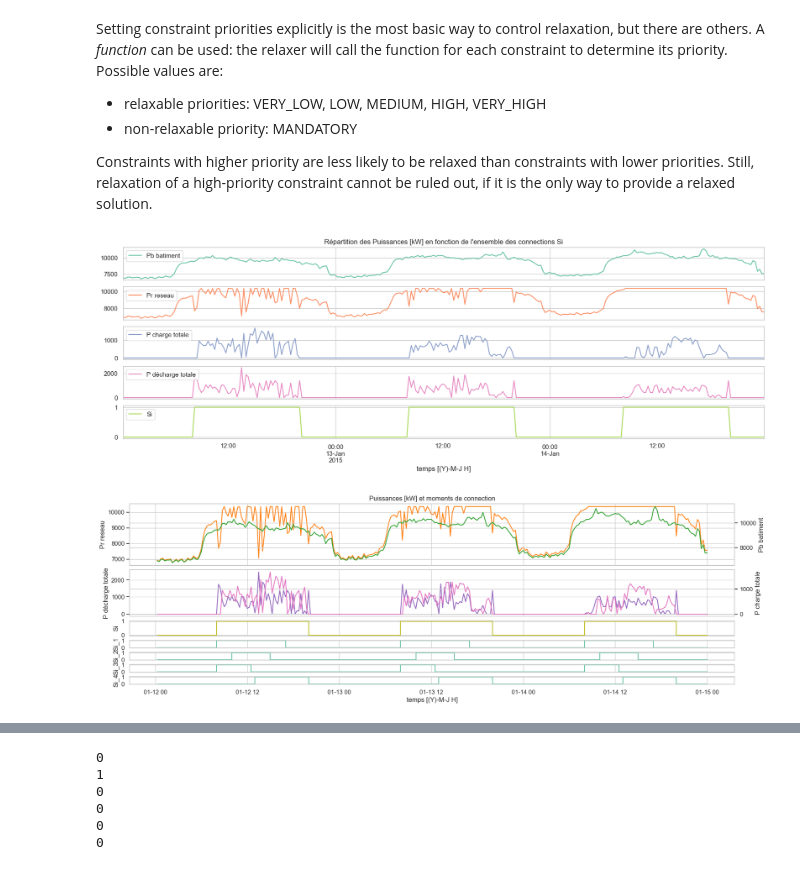
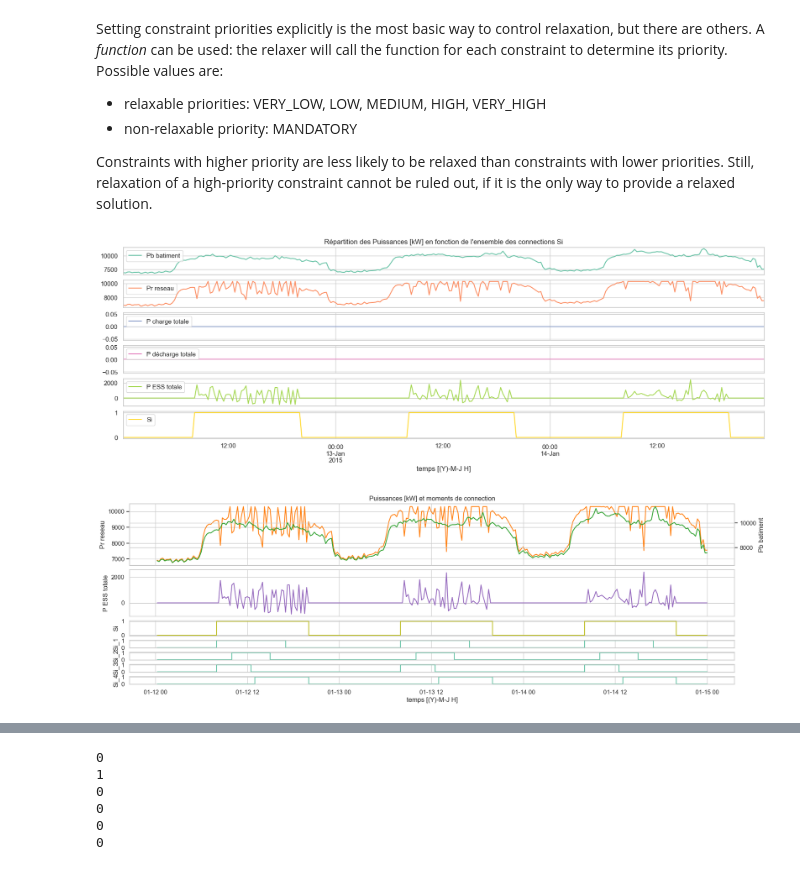
Before and after one commit to cimadure/ene8230, a Jupyter notebook: project.ipynb, the cells around one changed output, grey strips where cells are left out. Cells and saved outputs as stored; diff of their text form; code cells hidden in the pictures.

```diff
--- a/project.ipynb
+++ b/project.ipynb
@@ -239,10 +239,19 @@ mdl.problem_constraint_SOC__n_i_t_depart()
 #mdl.problem_constraint_SOC__n_i_t_arrivee_depart()
 #mdl.problem_constraint_uc_connexion_deconnection() # actuellement non utilisé (remplacé par arrivee , depart )
 
-mdl.ctr_Pr__t = mdl.problem_constraint_Pr__t()
+#mdl.ctr_Pr__t = mdl.problem_constraint_Pr__t()
 
 #mdl.problem_constraint_SOC__n_i_t() # Bloque les autres, mais sans delta delta_ch/dis__n_i_t
-mdl.problem_constraint_SOC__v2_n_i_t()
+#mdl.problem_constraint_SOC__v2_n_i_t()
+mdl.problem_constraint_SOC__v3_n_i_t()
+mdl.problem_constraint_Pr__t_v3()
+
+mdl.problem_constraint_Pess__t_v3()
+mdl.problem_constraint_Pess_range_v3()
+#mdl.add_constraint(mdl.Pess__t[0] == 0,'P_ess_t_0_equal_0')
+[mdl.add_constraint(mdl.Pess__n_i_t[n,i,t] * (1-mdl.params['Si'][t - 1, i - 1]) == 0) for n in mdl.ens['N'] for i in mdl.ens['I'] for t in mdl.ens['T']]
+
+
 
 mdl.problem_constraint_Pch_total__t()
 mdl.problem_constraint_Pdis_total__t()
@@ -315,6 +324,7 @@ dk = pd.DataFrame({'Pb batiment': mdl.params['Pb'],
                    'Pr reseau': solus.get_value_list(mdl.Pr__t),
                    'P charge totale': solus.get_value_list(mdl.Pch_tot__t),
                    'P décharge totale': solus.get_value_list(mdl.Pdis_tot__t),
+                   'P ESS totale': solus.get_value_list(mdl.Pess__t),
                    'Si': Si_tot,
                    #'t':idx
                    }
@@ -338,7 +348,7 @@ plt.show()
 
 fig1.savefig(filename, format='png', dpi=200, bbox_inches='tight')
 # %% [output]
-[figure, old version]
+[figure, new version]
 # %%
 title = 'Puissances [kW] et moments de connection'
 en = pd.DataFrame(mdl.params['Si'], columns=['Si_1', 'Si_2','Si_3','Si_4'])
@@ -347,37 +357,42 @@ sns.set_style("whitegrid")
 
 fig, axs = plt.subplots(nrows=7, figsize=figure_size, sharex=True,
                         gridspec_kw={'height_ratios': [2.0, 1.5, 0.5, 0.25, 0.25, 0.25, 0.25]})
 
 g = sns.lineplot(x=dk.index, y='Pr reseau', estimator='max', data=dk,  ax=axs[0], color='tab:orange')
 ax2 = g.twinx()
 h = sns.lineplot(x=dk.index, y='Pb batiment', estimator='max', data=dk, ax=ax2, color='tab:green',dashes=True)
-g = sns.lineplot(x=dk.index, y='P décharge totale', estimator='max', data=dk,  ax=axs[1], color='tab:purple', dashes=True)
-ax2 = g.twinx()
-h = sns.lineplot(x=dk.index, y='P charge totale', estimator='max', data=dk, ax=ax2, color='tab:pink', dashes=True)
+
+#g = sns.lineplot(x=dk.index, y='P décharge totale', estimator='max', data=dk,  ax=axs[1], color='tab:purple', dashes=True)
+#ax2 = g.twinx()
+#h = sns.lineplot(x=dk.index, y='P charge totale', estimator='max', data=dk, ax=ax2, color='tab:pink', dashes=True)
+
+
+g = sns.lineplot(x=dk.index, y='P ESS totale', estimator='max', data=dk,  ax=axs[1], color='tab:purple', dashes=True)
+
 #g.set_yticklabels(g.get_yticklabels(), rotation=45)
 #h.set_yticklabels(h.get_yticklabels(), rotation=45)
 
 #g.tick_params(axis='y', labelrotation = 45)
 
 what = 't'
 g = sns.lineplot(x=dk.index, y='Si', estimator='max', data=dk, ax=axs[2], drawstyle="steps", color="tab:olive")
 g = sns.lineplot(x=what, y='Si_1', estimator='max', data=en, ax=axs[3], drawstyle="steps")
 g = sns.lineplot(x=what, y='Si_2', estimator='max', data=en, ax=axs[4], drawstyle="steps")
 g = sns.lineplot(x=what, y='Si_3', estimator='max', data=en, ax=axs[5], drawstyle="steps")
 g = sns.lineplot(x=what, y='Si_4', estimator='max', data=en, ax=axs[6], drawstyle="steps")
 axs[6].set_xlabel('temps [(Y)-M-J H]')
 for a in range(3, 7):
     axs[a].set_yticks([0, 1])
 
 for char in invalid:
 	filename = title.replace(char, '_')+'.png'
 filename = Path(save_dir,filename)
 
 axs[0].title.set_text(title)
 plt.show()
 fig.savefig(filename, format='png', dpi=200, bbox_inches='tight')
 # %% [output]
-[figure, old version]
+[figure, new version]
 # %%
 text = 'Puissance Maximale  avant (sans V2B): {b}kW , après (avec V2B): {r}kW '.format(b=dk['Pb batiment'].max(), r=dk['Pr reseau'].max() )
 
```
Also changed, not shown: parts of 10 cells of this notebook, 1 other file.
